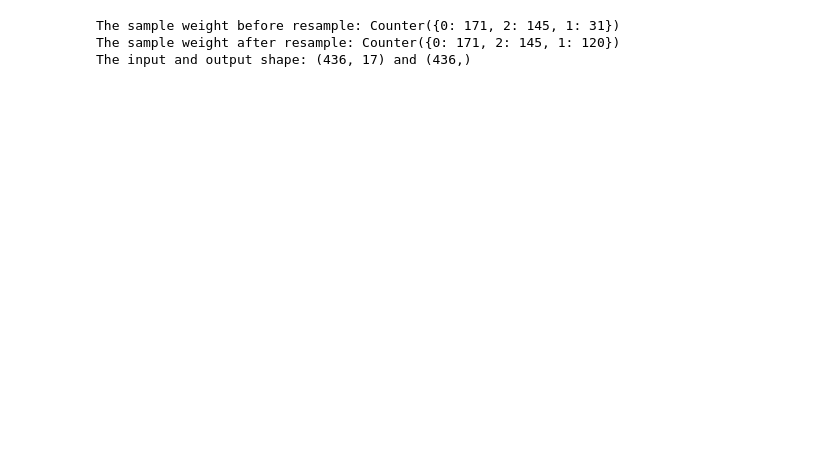
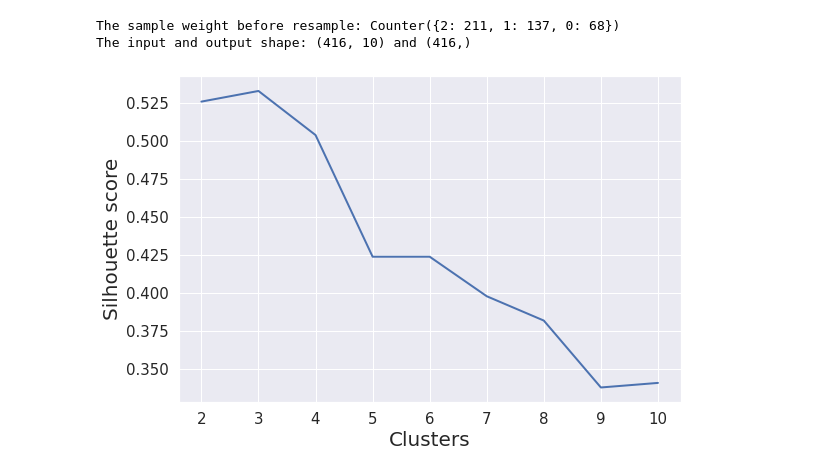
Before and after one commit to YiFeng/IndividualDifference, a Jupyter notebook: indivdiff_ml_pre.ipynb, the cells around one changed output. Drawn from its saved outputs; the diff is of its cells as text; code cells hidden in the pictures; blank space fills up the shorter version.

```diff
--- a/indivdiff_ml_pre.ipynb
+++ b/indivdiff_ml_pre.ipynb
@@ -118,9 +171,8 @@ print(cp_test.feature_names)
 # %%
-X, Y, orig_len, feature_names = cp_test.resample_standardize({0:171, 1:120, 2:145})
+X, Y, orig_len, feature_names = cp_test.resample_standardize({0:81, 1:164, 2:261}, oversample=False)
 print('The input and output shape: {} and {}'.format(X.shape, Y.shape))
-# saved_data_path = path.join(googledrive_loc, data_folder_loc, 'saved data/gender/')
+saved_data_path = path.join(googledrive_loc, data_folder_loc, 'saved data/2022/10features/')
 # cp_test.save_data(X, Y, orig_len, feature_names, saved_data_path)
 # %% [output]
-The sample weight before resample: Counter({0: 171, 2: 145, 1: 31})
-The sample weight after resample: Counter({0: 171, 2: 145, 1: 120})
-The input and output shape: (436, 17) and (436,)
+The sample weight before resample: Counter({2: 211, 1: 137, 0: 68})
+The input and output shape: (416, 10) and (416,)
@@ -127 +184,19 @@ The input and output shape: (436, 17) and (436,)
+# %%
+import matplotlib.pyplot as plt
+import seaborn as sns
+
+sns.set_theme(style="darkgrid")
+
+x = [2, 3, 4, 5, 6, 7, 8, 9, 10]
+y = [0.526, 0.533, 0.504, 0.424, 0.424, 0.398, 0.382, 0.338, 0.341]
+
+
+fig, ax = plt.subplots(figsize=(9,6))
+ax.tick_params(labelsize=15)
+ax.plot(x, y, linewidth=2)
+ax.set_xlabel('Clusters', fontsize=20)
+ax.set_ylabel('Silhouette score', fontsize=20)
+plt.show()
+# %% [output]
+[figure, added]
 # %% [markdown]
```
Also changed, not shown: parts of 9 cells of this notebook, 11 other files.
